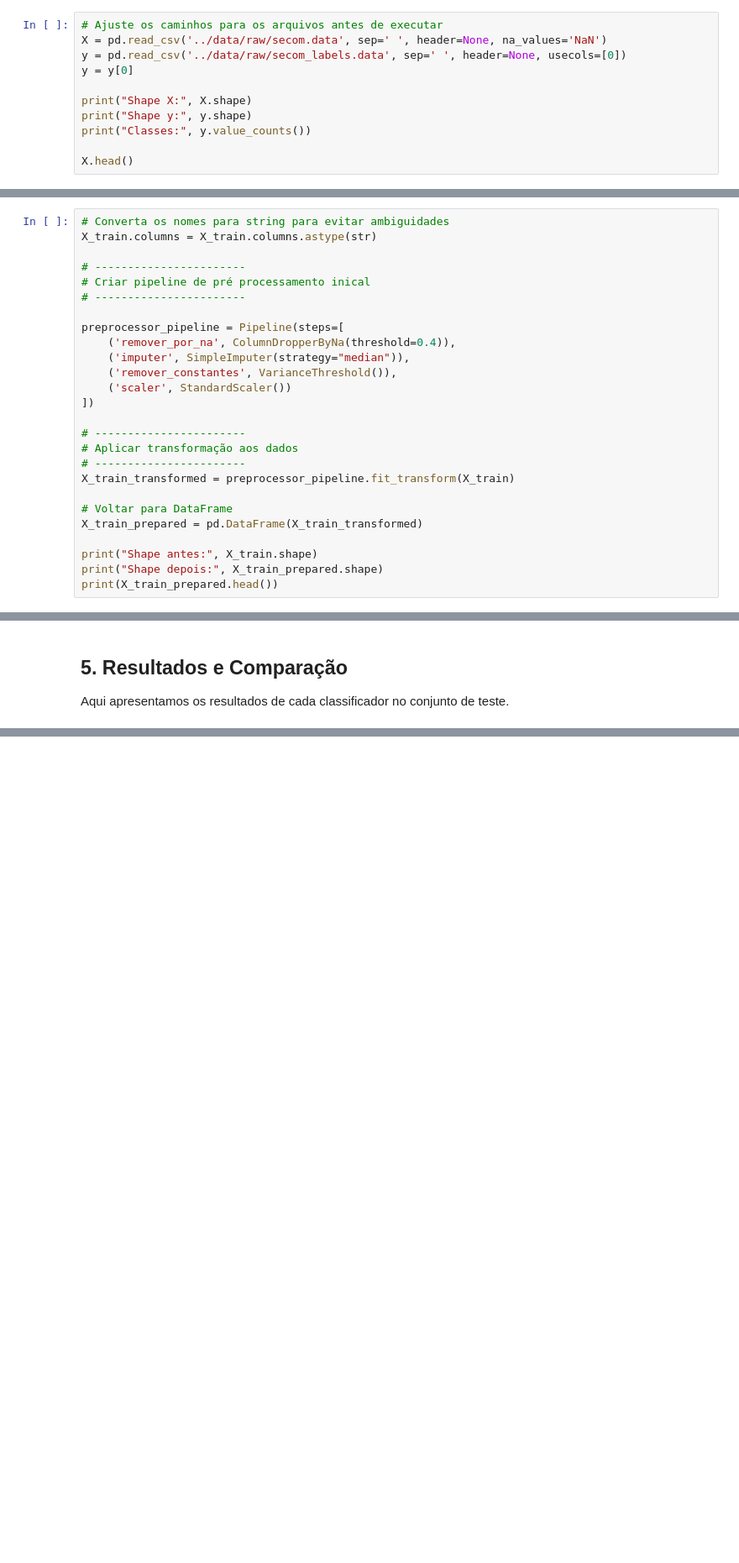
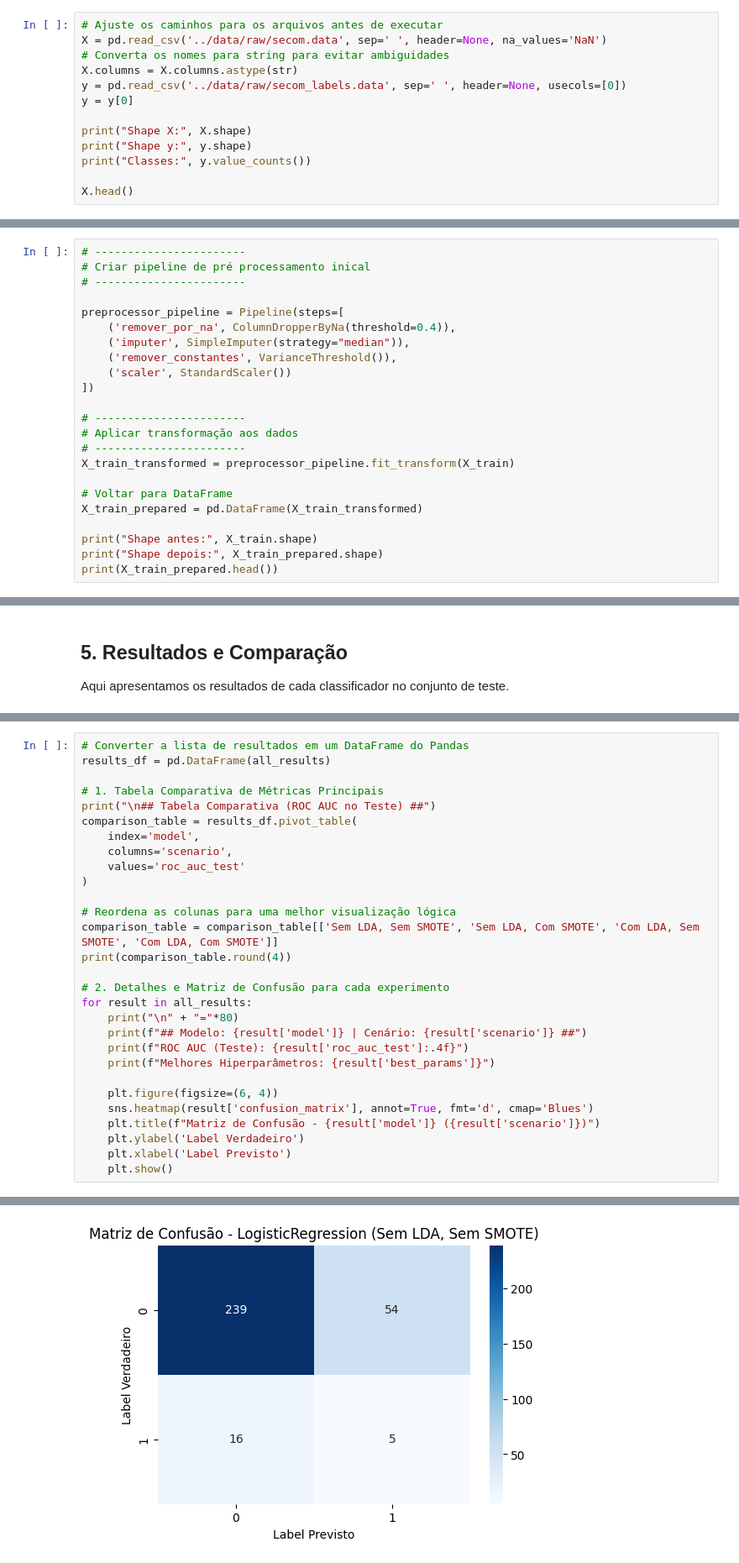
Before and after one commit to LucasNeris-Est/SECOM_ADE, a Jupyter notebook: notebooks/secom_project.ipynb, the cells around one changed output, grey strips where cells are left out. Shown: that part at 84% size. Drawn from its saved outputs; the diff is of its cells as text; blank space fills up the shorter version.

```diff
--- a/notebooks/secom_project.ipynb
+++ b/notebooks/secom_project.ipynb
@@ -46,6 +50,8 @@ Além disso, já e feito a divisão entre treino e teste para evitar data leakag
 # %%
 # Ajuste os caminhos para os arquivos antes de executar
 X = pd.read_csv('../data/raw/secom.data', sep=' ', header=None, na_values='NaN')
+# Converta os nomes para string para evitar ambiguidades
+X.columns = X.columns.astype(str)
 y = pd.read_csv('../data/raw/secom_labels.data', sep=' ', header=None, usecols=[0])
 y = y[0]
 
@@ -124,9 +130,6 @@ class ColumnDropperByNa(BaseEstimator, TransformerMixin):
         # Aplica a transformação, mantendo apenas as colunas aprendidas
         return X[self.columns_to_keep_]
 # %%
-# Converta os nomes para string para evitar ambiguidades
-X_train.columns = X_train.columns.astype(str)
-
 # -----------------------
 # Criar pipeline de pré processamento inical
 # -----------------------
@@ -275,0 +395,30 @@ for model, res in results.items():
+# %%
+# Converter a lista de resultados em um DataFrame do Pandas
+results_df = pd.DataFrame(all_results)
+
+# 1. Tabela Comparativa de Métricas Principais
+print("\n## Tabela Comparativa (ROC AUC no Teste) ##")
+comparison_table = results_df.pivot_table(
+    index='model',
+    columns='scenario',
+    values='roc_auc_test'
+)
+
+# Reordena as colunas para uma melhor visualização lógica
+comparison_table = comparison_table[['Sem LDA, Sem SMOTE', 'Sem LDA, Com SMOTE', 'Com LDA, Sem SMOTE', 'Com LDA, Com SMOTE']]
+print(comparison_table.round(4))
+
+# 2. Detalhes e Matriz de Confusão para cada experimento
+for result in all_results:
+    print("\n" + "="*80)
+    print(f"## Modelo: {result['model']} | Cenário: {result['scenario']} ##")
+    print(f"ROC AUC (Teste): {result['roc_auc_test']:.4f}")
+    print(f"Melhores Hiperparâmetros: {result['best_params']}")
+
+    plt.figure(figsize=(6, 4))
+    sns.heatmap(result['confusion_matrix'], annot=True, fmt='d', cmap='Blues')
+    plt.title(f"Matriz de Confusão - {result['model']} ({result['scenario']})")
+    plt.ylabel('Label Verdadeiro')
+    plt.xlabel('Label Previsto')
+    plt.show()
+# %% [output]
@@ -275,0 +444 @@ for model, res in results.items():
+[figure, added]
```
Also changed, not shown: parts of 8 cells of this notebook, 1 other file.
